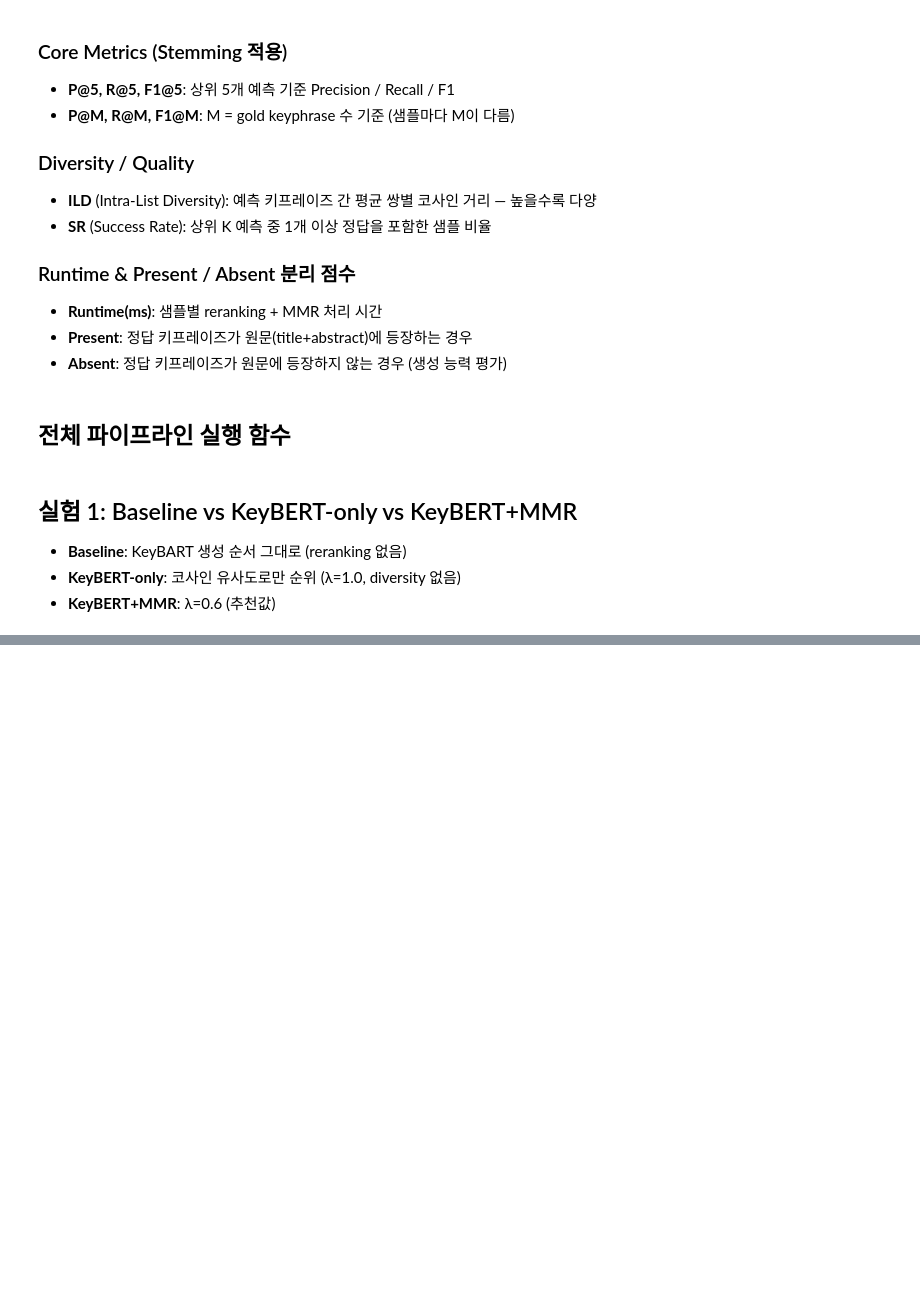
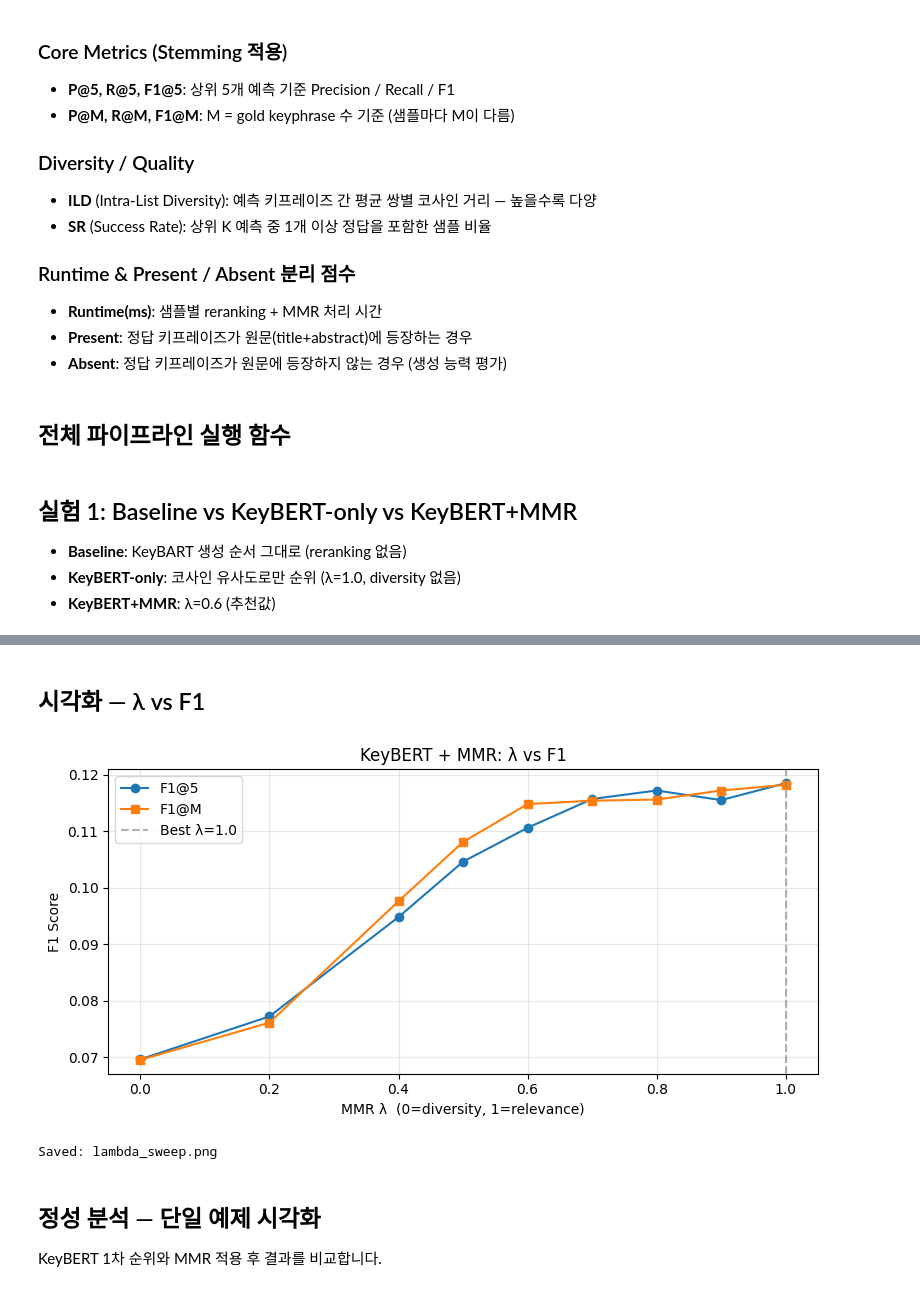
Before and after one commit to Token5ive/keyphrase-extraction, a Jupyter notebook: keybert_mmr_reranker.ipynb, the cells around one changed output, grey strips where cells are left out. Drawn from its saved outputs; the diff is of its cells as text; code cells hidden in the pictures; blank space fills up the shorter version.

```diff
--- a/keybert_mmr_reranker.ipynb
+++ b/keybert_mmr_reranker.ipynb
@@ -214,18 +212,17 @@ print(f"✅ {len(records)}개의 추출 데이터가 '{save_path}'에 성공적
 # %% [output]
 ✅ 500개의 추출 데이터가 '/content/drive/MyDrive/멋쟁이사자처럼/keyphrase-extraction/keybart_candidates.json'에 성공적으로 저장되었습니다.
 # %%
-
-# 불러올 파일 이름 지정
+# 데이터 불러오기
 load_path = "/content/drive/MyDrive/멋쟁이사자처럼/keyphrase-extraction/keybart_candidates.json"
 
 # JSON 파일 읽기
 with open(load_path, "r", encoding="utf-8") as f:
-    loaded_records = json.load(f)
+    records = json.load(f)
 
-print(f"✅ '{load_path}'에서 {len(loaded_records)}개의 데이터를 성공적으로 불러왔습니다.")
+print(f"✅ '{load_path}'에서 {len(records)}개의 데이터를 성공적으로 불러왔습니다.")
 
 # 잘 불러와졌는지 첫 번째 데이터 확인
-ex = loaded_records[0]
+ex = records[0]
 print(f'\n[Loaded Example]')
 print(f'Title    : {ex["title"]}')
 print(f'Gold KPs : {ex["keyphrases"]}')
@@ -249,15 +246,6 @@ Cands(15): ['2-degenerate n -vertex graph', 'feedback vertex set of cardinality'
 # %% [markdown]
 ### 2-1. KP 후보 전치리
 # %%
-########### 전처리 필요 ############
-"""
-1. 물리적 길이 필터링 (Length Constraint)
-2. 기호 및 수식 노이즈 제거 (Noise Cleaning)
-3. 중복 및 유사도 기반 통합 (Normalization)... 등 고민중
-"""
-import re
-
-# ── 전처리 파라미터 (CONFIG에서 관리 가능) ───────────────────────
 MIN_WORDS = CONFIG.get('min_words', 1)   # 최소 단어 수
 MAX_WORDS = CONFIG.get('max_words', 5)   # 최대 단어 수
 
@@ -357,7 +345,7 @@ def preprocess_candidates(candidates: list,
 # ── 전처리 적용 및 결과 확인 ─────────────────────────────────────
 before_counts, after_counts = [], []
 
-for rec in loaded_records:
+for rec in records:
     original   = rec['candidates']
     preprocessed = preprocess_candidates(original)
     rec['candidates'] = preprocessed          # in-place 업데이트
@@ -371,7 +359,7 @@ print(f"전처리 후 후보 수 — 평균: {sum(after_counts)/len(after_counts
       f"최소: {min(after_counts)}, 최대: {max(after_counts)}")
 
 # 샘플 확인
-ex = loaded_records[0]
+ex = records[0]
 print(f"\n[Sample] Title: {ex['title']}")
 print(f"  전처리 후 후보: {ex['candidates']}")
 # %% [output]
@@ -814,0 +862,27 @@ KeyBERT+MMR (λ=0.6)                 0.0836          0.0937          0.0850
+# %% [markdown]
+## 시각화 — λ vs F1
+# %%
+lams    = list(sweep_results.keys())
+f1k_vals = [sweep_results[l][f'F1@{EVAL_K}'] for l in lams]
+f1m_vals = [sweep_results[l]['F1@M']          for l in lams]
+
+plt.figure(figsize=(8, 4))
+plt.plot(lams, f1k_vals, marker='o', label=f'F1@{EVAL_K}')
+plt.plot(lams, f1m_vals, marker='s', label='F1@M')
+plt.axvline(x=best_lam, color='gray', linestyle='--', alpha=0.6, label=f'Best λ={best_lam}')
+plt.xlabel('MMR λ  (0=diversity, 1=relevance)')
+plt.ylabel('F1 Score')
+plt.title('KeyBERT + MMR: λ vs F1')
+plt.legend()
+plt.grid(True, alpha=0.3)
+plt.tight_layout()
+plt.savefig('lambda_sweep.png', dpi=150)
+plt.show()
+print('Saved: lambda_sweep.png')
+# %% [output]
+[figure, added]
+Saved: lambda_sweep.png
+# %% [markdown]
+## 정성 분석 — 단일 예제 시각화
+
+KeyBERT 1차 순위와 MMR 적용 후 결과를 비교합니다.
```
Also changed, not shown: parts of 14 cells of this notebook, 1 other file.
